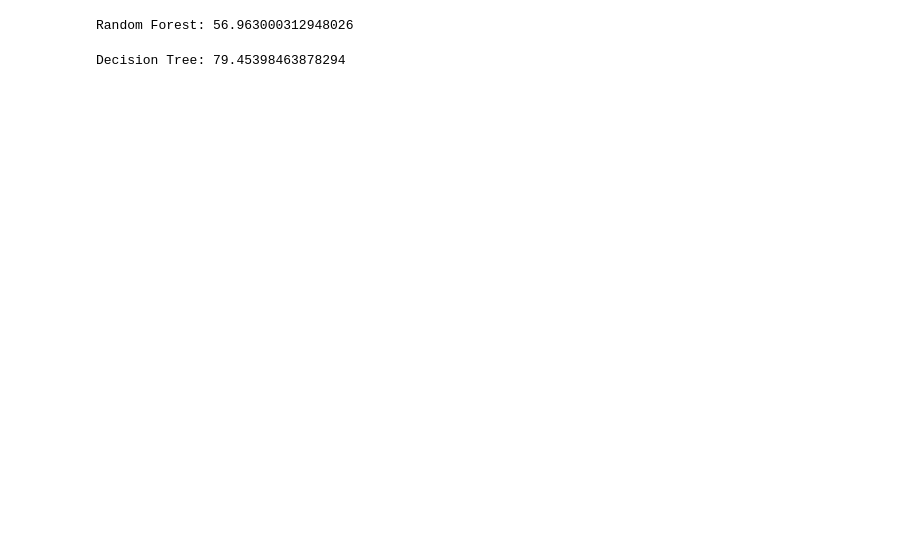
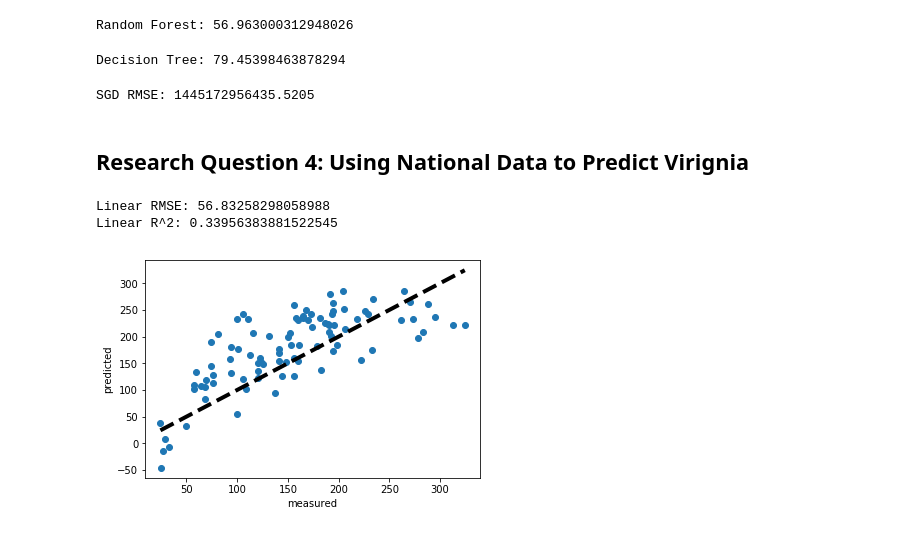
Before and after one commit to rohitmusti/ML-Final-Project, a Jupyter notebook: Final Project w_regressions.ipynb, the cells around one changed output. Saved outputs shown, nothing was run; the diff lists cells and outputs as text; code cells hidden in the pictures; blank space fills up the shorter version.

```diff
--- a/Final Project w_regressions.ipynb
+++ b/Final Project w_regressions.ipynb
@@ -430,5 +434,9 @@ Image(graph.create_png())
 # %%
-# SGD = SGDRegressor(learning_rate='optimal',max_iter=3000, tol=.0000003, early_stopping=False, eta0=.0002, loss="squared_epsilon_insensitive")
-# SGD.fit(x_train, y_train)
-# pred = SGD.predict(x_test)
-# print(np.sqrt(mean_squared_error(y_test, pred)))
+SGD = SGDRegressor(learning_rate='optimal',max_iter=3000, tol=.0000003, early_stopping=False, eta0=.0002, loss="squared_epsilon_insensitive")
+SGD.fit(x_train2, y_train2)
+pred2 = SGD.predict(x_test2)
+print("SGD RMSE:", np.sqrt(mean_squared_error(y_test2, pred2)))
+# %% [output]
+SGD RMSE: 1445172956435.5205
+# %% [markdown]
+## Research  Question 4: Using National Data to Predict Virignia
@@ -434,0 +448,16 @@ Image(graph.create_png())
+# %%
+lr = LinearRegression()
+lr.fit(x_dataUS,y_dataUS)
+y_predict2 = lr.predict(x_dataVA)
+print("Linear RMSE:", (np.sqrt(mean_squared_error(y_dataVA, y_predict2))))
+print("Linear R^2:", (r2_score(y_dataVA, y_predict2)))
+fig, ax = plt.subplots()
+ax.scatter(y_dataVA, y_predict2)
+ax.plot([y_dataVA.min(), y_dataVA.max()], [y_dataVA.min(), y_dataVA.max()], 'k--', lw=4)
+ax.set_xlabel('measured')
+ax.set_ylabel('predicted')
+plt.show()
+# %% [output]
+Linear RMSE: 56.83258298058988
+Linear R^2: 0.33956383881522545
+[figure, added]
```
Also changed, not shown: parts of 16 cells of this notebook.
